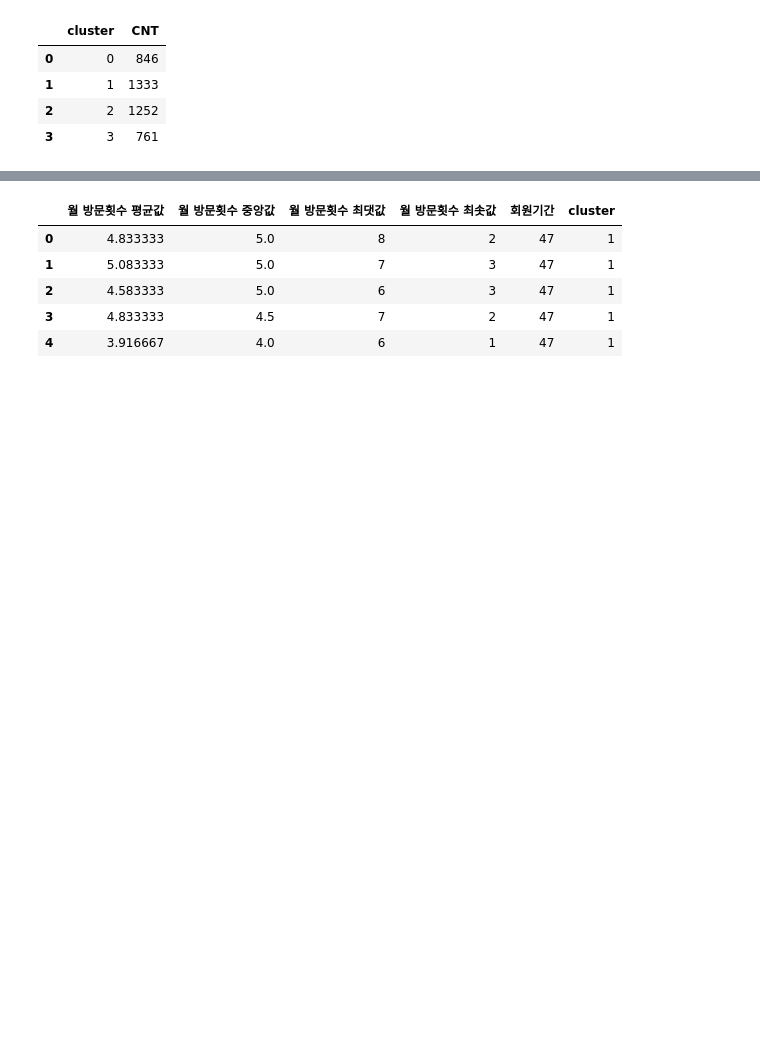
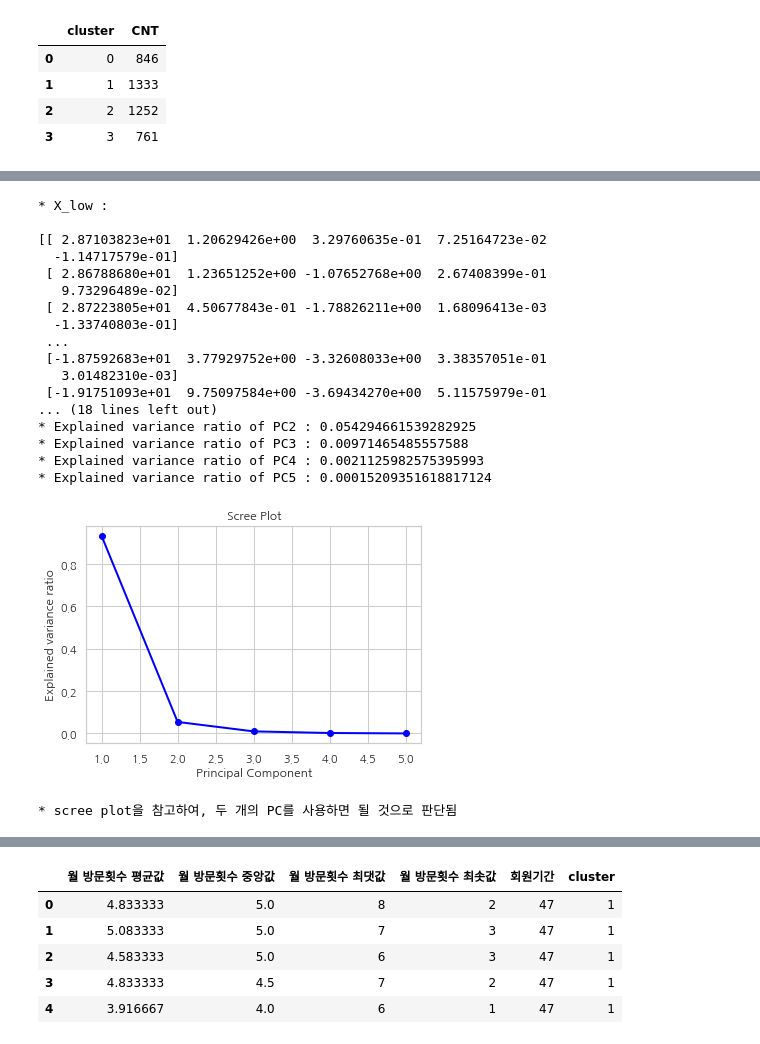
Before and after one commit to wooseok1152/python-data_analysis, a Jupyter notebook: 4장 고객의 행동을 예측하는 테크닉 10.ipynb, the cells around one changed output, grey strips where cells are left out. Drawn from its saved outputs; the diff is of its cells as text; code cells hidden in the pictures; blank space fills up the shorter version.

Commit message:
modify the logic of doing PCA and plotting PCA result

```diff
--- a/4장 고객의 행동을 예측하는 테크닉 10.ipynb
+++ b/4장 고객의 행동을 예측하는 테크닉 10.ipynb
@@ -272,0 +220,50 @@ display(df_pca)
+# %%
+# 'customer_variables_for_clustering'에 PCA를 적용하여, 사용할 PC의 개수를 파악함
+
+from sklearn.decomposition import PCA
+import matplotlib.pyplot as plt
+
+%matplotlib inline
+
+X = customer_variables_for_clustering.loc[:, ["월_방문횟수_평균값", "월_방문횟수_중앙값", "월_방문횟수_최댓값", "월_방문횟수_최솟값", "회원기간"]]
+
+pca = PCA(n_components=5)
+X_low = pca.fit_transform(X)
+print("* X_low :", "\n")
+print(X_low, "\n")
+
+print("* PC :", "\n")
+print(pca.components_.T, "\n")
+
+for i in range(pca.n_components_) :
+
+    print("* Explained variance ratio of PC{} :".format(i + 1), pca.explained_variance_ratio_[i])
+
+PC_values = np.arange(pca.n_components_) + 1
+plt.plot(PC_values, pca.explained_variance_ratio_, 'o-', linewidth=2, color='blue')
+plt.title('Scree Plot')
+plt.xlabel('Principal Component')
+plt.ylabel('Explained variance ratio')
+plt.show()
+
+print("* scree plot을 참고하여, 두 개의 PC를 사용하면 될 것으로 판단됨")
+# %% [output]
+* X_low :
+
+[[ 2.87103823e+01  1.20629426e+00  3.29760635e-01  7.25164723e-02
+  -1.14717579e-01]
+ [ 2.86788680e+01  1.23651252e+00 -1.07652768e+00  2.67408399e-01
+   9.73296489e-02]
+ [ 2.87223805e+01  4.50677843e-01 -1.78826211e+00  1.68096413e-03
+  -1.33740803e-01]
+ ...
+ [-1.87592683e+01  3.77929752e+00 -3.32608033e+00  3.38357051e-01
+   3.01482310e-03]
+ [-1.91751093e+01  9.75097584e+00 -3.69434270e+00  5.11575979e-01
+... (18 lines left out)
+* Explained variance ratio of PC2 : 0.054294661539282925
+* Explained variance ratio of PC3 : 0.00971465485557588
+* Explained variance ratio of PC4 : 0.0021125982575395993
+* Explained variance ratio of PC5 : 0.00015209351618817124
+[figure, added]
+* scree plot을 참고하여, 두 개의 PC를 사용하면 될 것으로 판단됨
```
Also changed, not shown: parts of 11 cells of this notebook.
